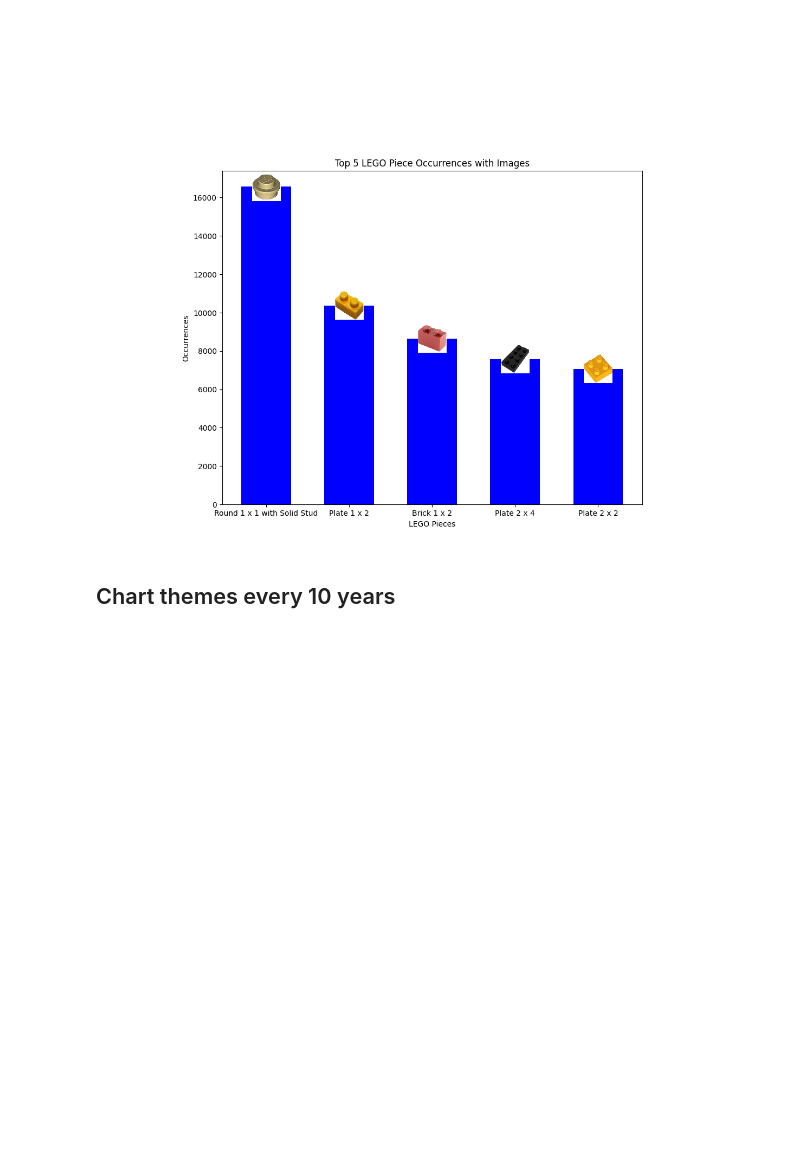
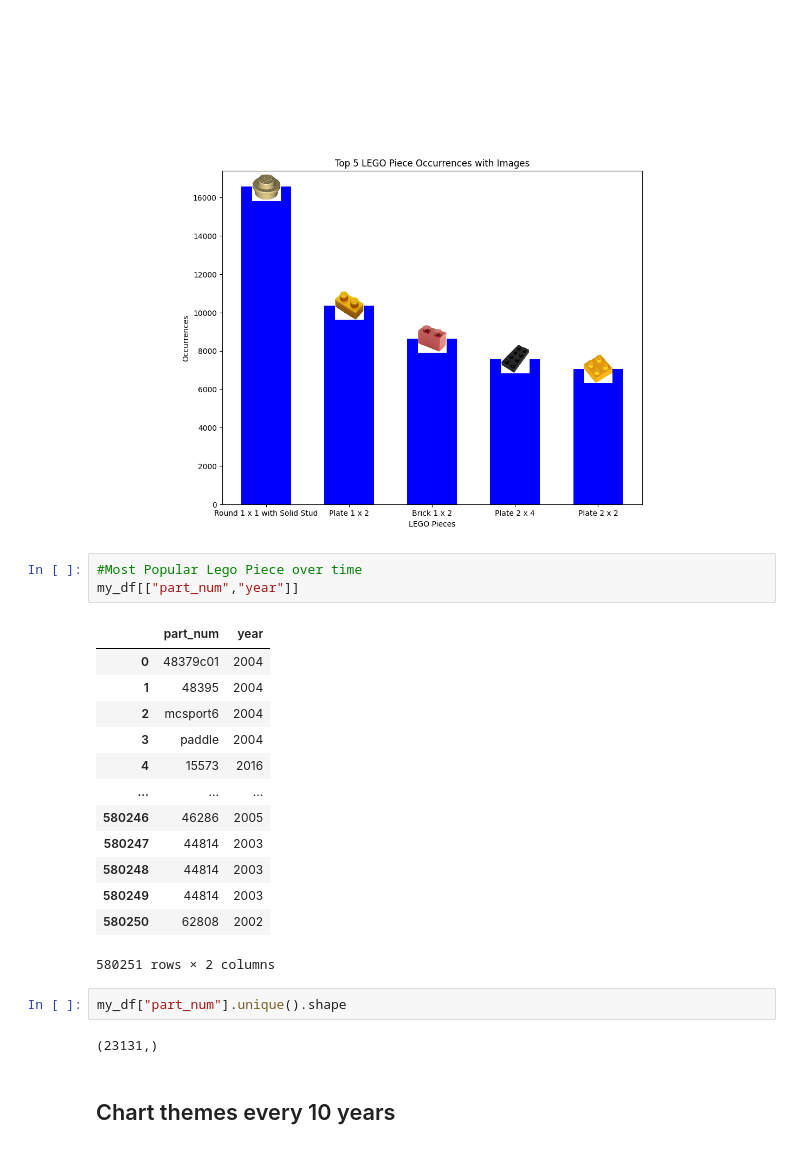
Before and after one commit to MatthewKolotylo/Lego-Project, a Jupyter notebook: Master Code Copy.ipynb, the cells around one changed output. Saved outputs shown, nothing was run; the diff lists cells and outputs as text; blank space fills up the shorter version.

```diff
--- a/Master Code Copy.ipynb
+++ b/Master Code Copy.ipynb
@@ -388,6 +362,27 @@ ax.set_title('Top 5 LEGO Piece Occurrences with Images')
 plt.show()
 # %% [output]
 [figure]
+# %%
+#Most Popular Lego Piece over time
+my_df[["part_num","year"]]
+# %% [output]
+|  | part_num | year |
+| 0 | 48379c01 | 2004 |
+| 1 | 48395 | 2004 |
+| 2 | mcsport6 | 2004 |
+| 3 | paddle | 2004 |
+| 4 | 15573 | 2016 |
+| ... | ... | ... |
+| 580246 | 46286 | 2005 |
+| 580247 | 44814 | 2003 |
+| 580248 | 44814 | 2003 |
+| 580249 | 44814 | 2003 |
+| 580250 | 62808 | 2002 |
+580251 rows × 2 columns
+# %%
+my_df["part_num"].unique().shape
+# %% [output]
+(23131,)
 # %% [markdown]
 ## Chart themes every 10 years
 # %% [markdown]
```
Also changed, not shown: parts of 4 cells of this notebook.
